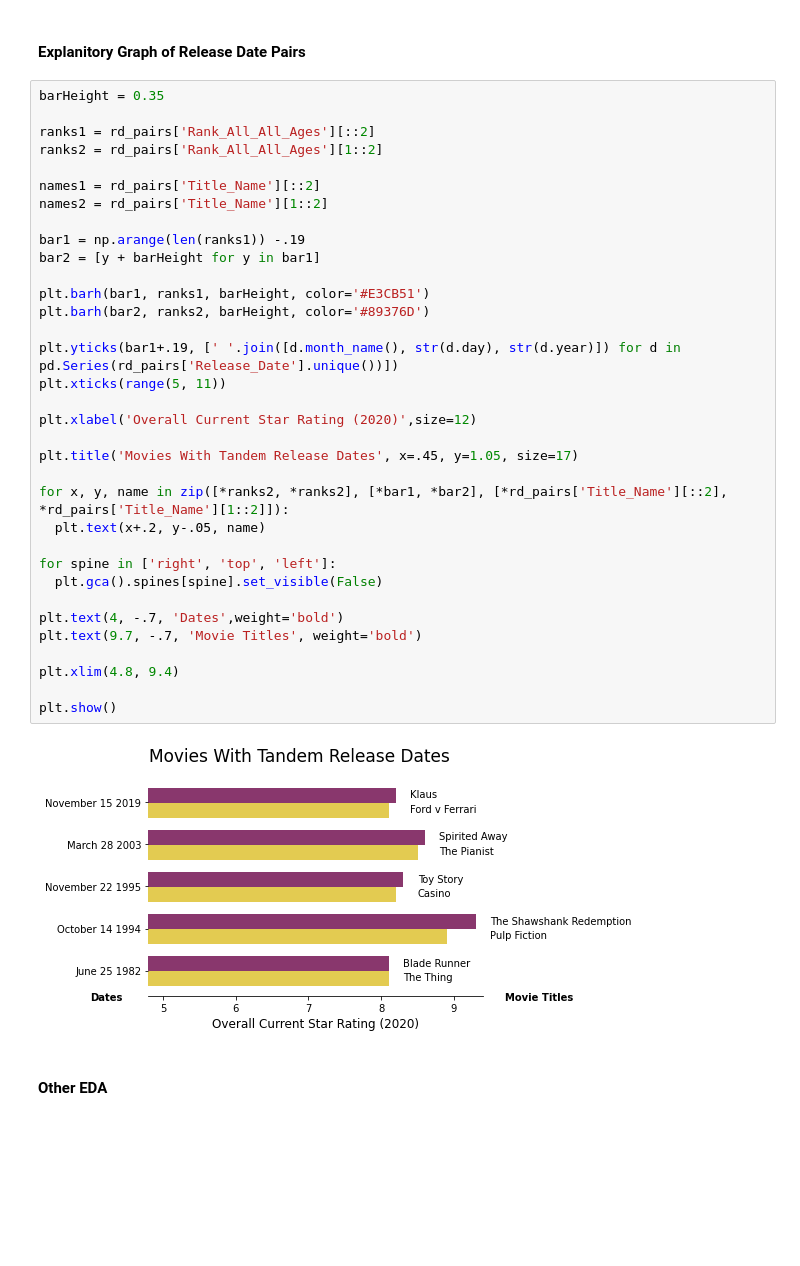
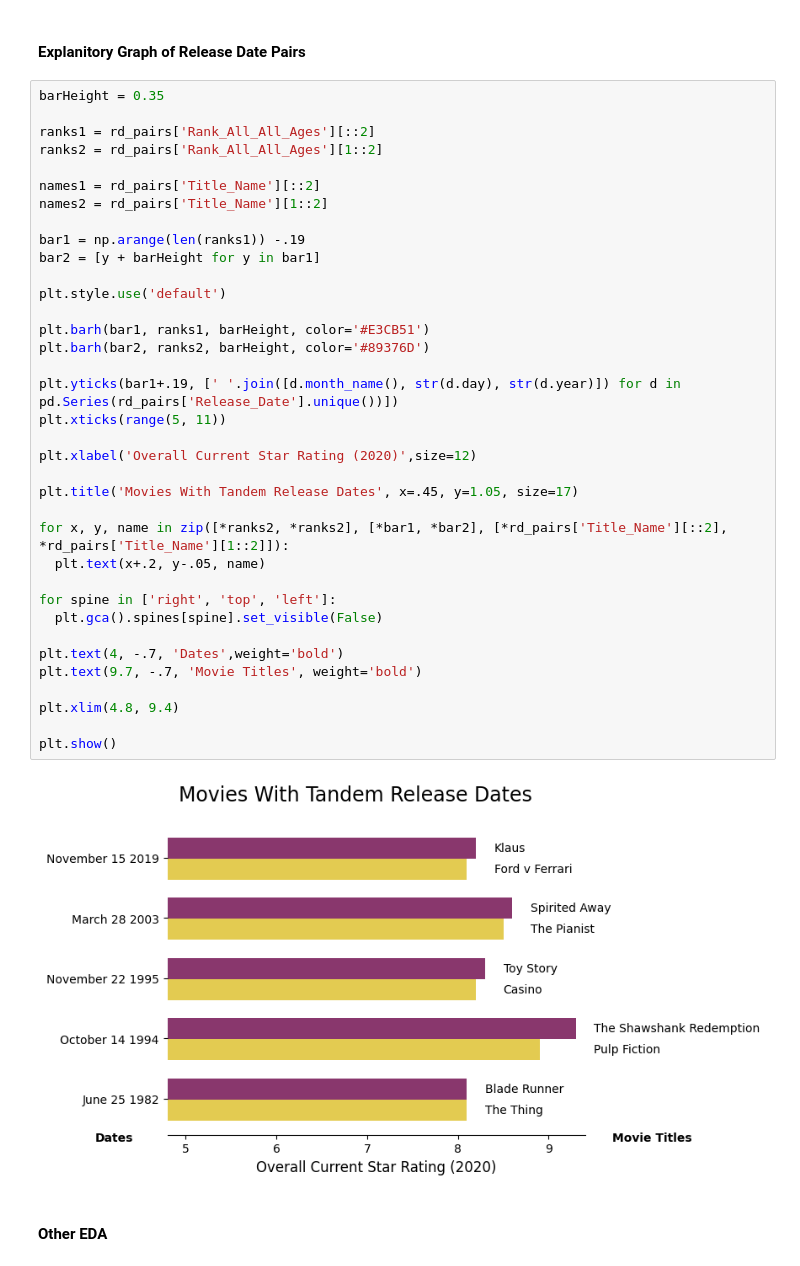
Before and after one commit to MaxTechniche/DS20_Unit_1_Build, a Jupyter notebook: Jacob_Maxfield_Unit_1_Project_Build.ipynb, the cells around one changed output. Cells and saved outputs as stored; diff of their text form; blank space fills up the shorter version.

```diff
--- a/Jacob_Maxfield_Unit_1_Project_Build.ipynb
+++ b/Jacob_Maxfield_Unit_1_Project_Build.ipynb
@@ -203,34 +203,36 @@ ranks2 = rd_pairs['Rank_All_All_Ages'][1::2]
 
 names1 = rd_pairs['Title_Name'][::2]
 names2 = rd_pairs['Title_Name'][1::2]
 
 bar1 = np.arange(len(ranks1)) -.19
 bar2 = [y + barHeight for y in bar1]
+
+plt.style.use('default')
 
 plt.barh(bar1, ranks1, barHeight, color='#E3CB51')
 plt.barh(bar2, ranks2, barHeight, color='#89376D')
 
 plt.yticks(bar1+.19, [' '.join([d.month_name(), str(d.day), str(d.year)]) for d in pd.Series(rd_pairs['Release_Date'].unique())])
 plt.xticks(range(5, 11))
 
 plt.xlabel('Overall Current Star Rating (2020)',size=12)
 
 plt.title('Movies With Tandem Release Dates', x=.45, y=1.05, size=17)
 
 for x, y, name in zip([*ranks2, *ranks2], [*bar1, *bar2], [*rd_pairs['Title_Name'][::2], *rd_pairs['Title_Name'][1::2]]):
   plt.text(x+.2, y-.05, name)
 
 for spine in ['right', 'top', 'left']:
   plt.gca().spines[spine].set_visible(False)
 
 plt.text(4, -.7, 'Dates',weight='bold')
 plt.text(9.7, -.7, 'Movie Titles', weight='bold')
 
 plt.xlim(4.8, 9.4)
 
 plt.show()
 # %% [output]
-[figure, old version]
+[figure, new version]
 # %% [markdown]
 #### Other EDA
 # %%
```
Also changed, not shown: parts of 13 cells of this notebook.
